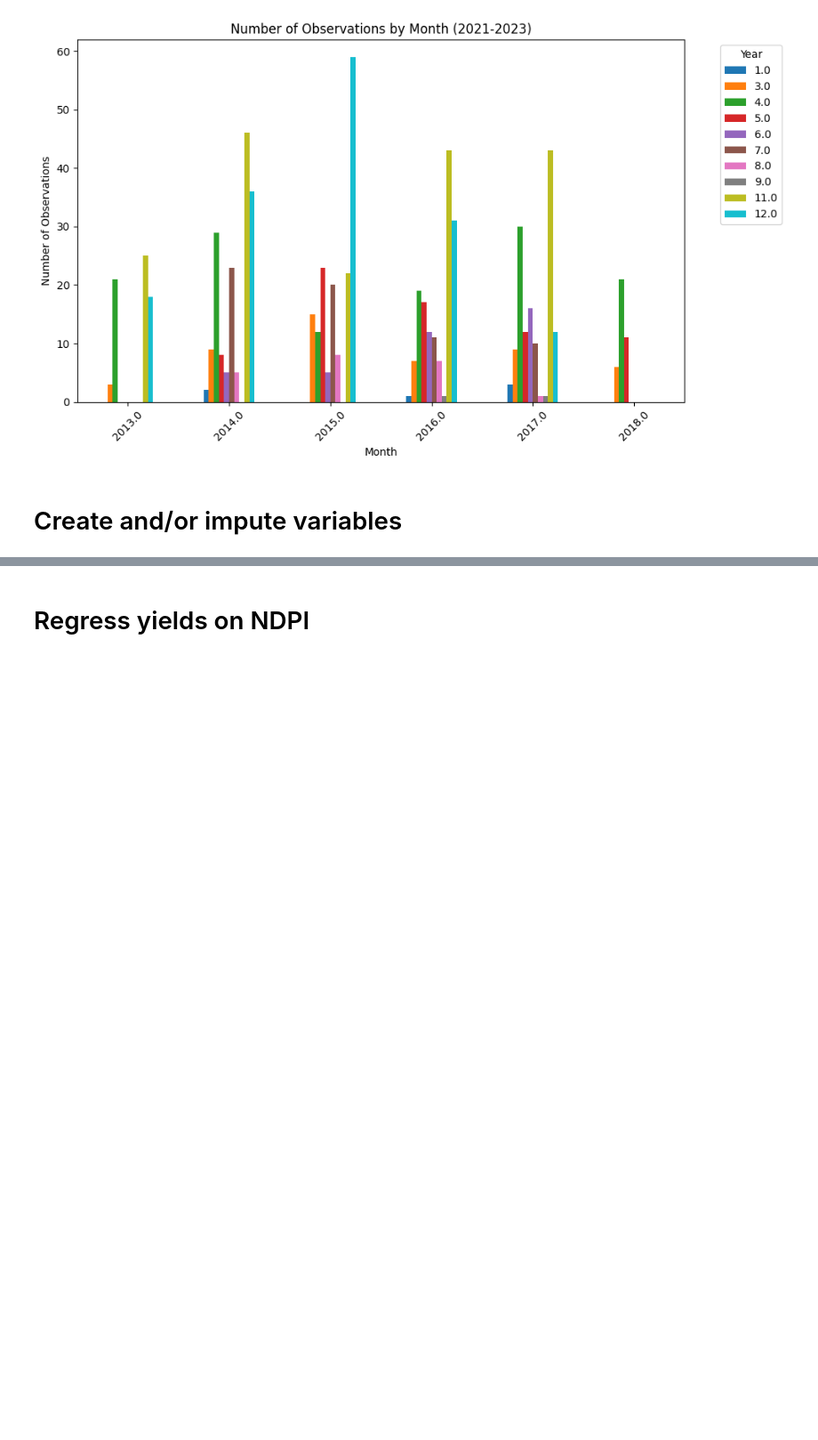
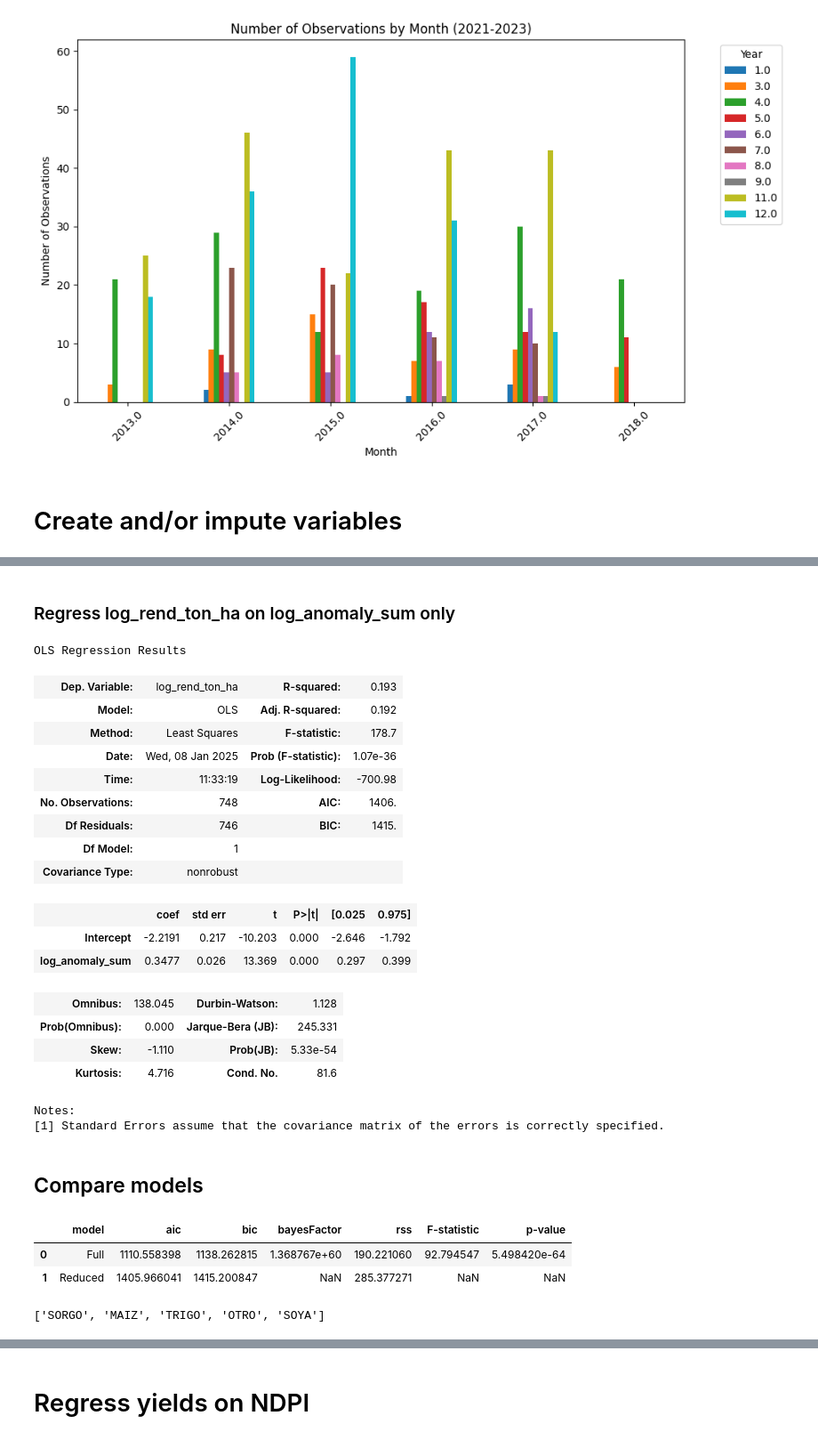
Before and after one commit to gaguilarc98/suyana, a Jupyter notebook: scripts/drought/1_regressions_test.ipynb, the cells around one changed output, grey strips where cells are left out. Shown at 89% size. Cells and saved outputs as stored; diff of their text form; code cells hidden in the pictures; blank space fills up the shorter version.

```diff
--- a/scripts/drought/1_regressions_test.ipynb
+++ b/scripts/drought/1_regressions_test.ipynb
@@ -266,0 +393,32 @@ sns.pairplot(df, vars = ["rend_ton_ha", "log_rend_ton_ha", 'log_ndpi', 'anomaly_
+# %% [markdown]
+### Regress log_rend_ton_ha on log_anomaly_sum only
+# %%
+params_model = {
+    'formula_str': 'log_rend_ton_ha ~ log_anomaly_sum',
+    'filter_str': 'rend_ton_ha < 10 & anomaly_sum < 10000'
+}
+mod, results_red = train_model(df_mt, params_model)
+
+results_red.summary()
+# %% [output]
+OLS Regression Results
+| Dep. Variable: | log_rend_ton_ha | R-squared: | 0.193 |
+| Model: | OLS | Adj. R-squared: | 0.192 |
+| Method: | Least Squares | F-statistic: | 178.7 |
+| Date: | Wed, 08 Jan 2025 | Prob (F-statistic): | 1.07e-36 |
+| Time: | 11:33:19 | Log-Likelihood: | -700.98 |
+| No. Observations: | 748 | AIC: | 1406. |
+| Df Residuals: | 746 | BIC: | 1415. |
+| Df Model: | 1 |  |  |
+| Covariance Type: | nonrobust |  |  |
+|  | coef | std err | t | P>|t| | [0.025 | 0.975] |
+| Intercept | -2.2191 | 0.217 | -10.203 | 0.000 | -2.646 | -1.792 |
+| log_anomaly_sum | 0.3477 | 0.026 | 13.369 | 0.000 | 0.297 | 0.399 |
+| Omnibus: | 138.045 | Durbin-Watson: | 1.128 |
+| Prob(Omnibus): | 0.000 | Jarque-Bera (JB): | 245.331 |
+| Skew: | -1.110 | Prob(JB): | 5.33e-54 |
+| Kurtosis: | 4.716 | Cond. No. | 81.6 |
+Notes:
+[1] Standard Errors assume that the covariance matrix of the errors is correctly specified.
+# %% [markdown]
+## Compare models
@@ -266,0 +480,10 @@ sns.pairplot(df, vars = ["rend_ton_ha", "log_rend_ton_ha", 'log_ndpi', 'anomaly_
+# %%
+compare_models(results_full, results_red)
+# %% [output]
+|  | model | aic | bic | bayesFactor | rss | F-statistic | p-value |
+| 0 | Full | 1110.558398 | 1138.262815 | 1.368767e+60 | 190.221060 | 92.794547 | 5.498420e-64 |
+| 1 | Reduced | 1405.966041 | 1415.200847 | NaN | 285.377271 | NaN | NaN |
+# %%
+list(df_mt['culture'].unique())
+# %% [output]
+['SORGO', 'MAIZ', 'TRIGO', 'OTRO', 'SOYA']
```
Also changed, not shown: parts of 52 cells of this notebook.
